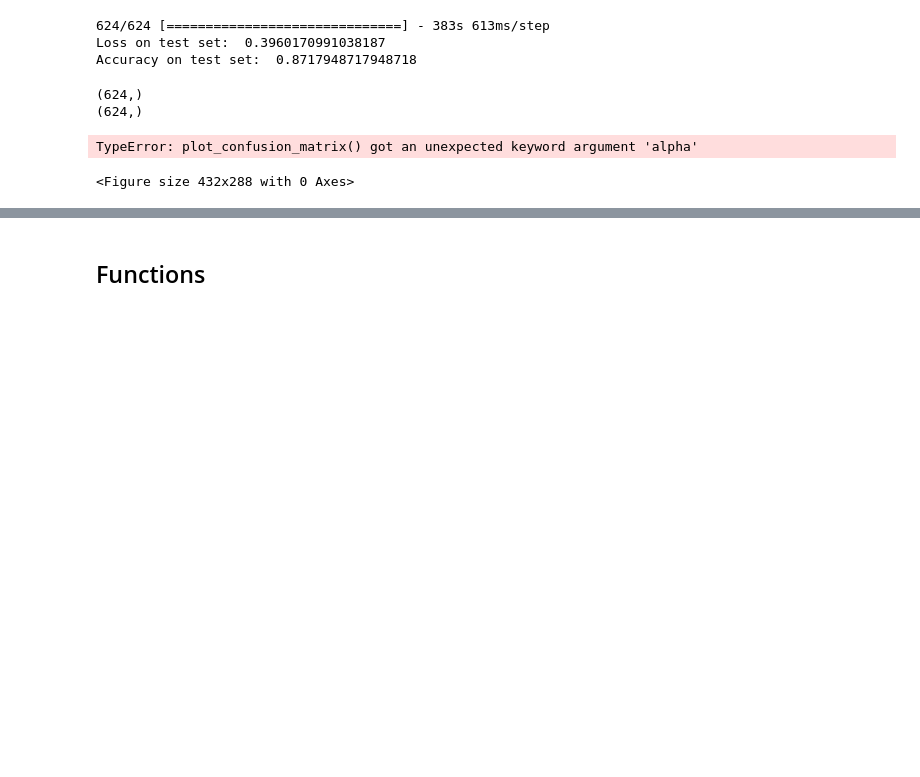
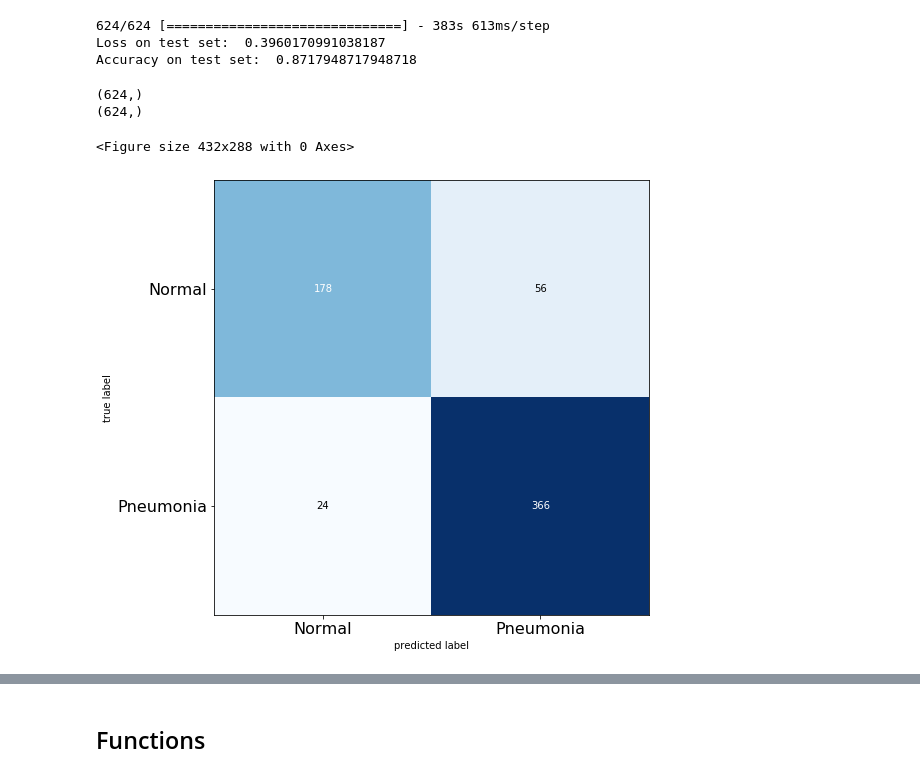
Before and after one commit to gabegomez014/data_processing, a Jupyter notebook: imgProcessing/Pneumonia_Detection.ipynb, the cells around one changed output, grey strips where cells are left out. Saved outputs shown, nothing was run; the diff lists cells and outputs as text; code cells hidden in the pictures; blank space fills up the shorter version.

```diff
--- a/imgProcessing/Pneumonia_Detection.ipynb
+++ b/imgProcessing/Pneumonia_Detection.ipynb
@@ -386,14 +386,14 @@ print(preds.shape)
 # %%
 # Get the confusion matrix
 cm  = metrics.confusion_matrix(orig_test_labels, preds)
 plt.figure()
-plot_confusion_matrix(cm,figsize=(12,8), hide_ticks=True, alpha=0.7,cmap=plt.cm.Blues)
+plot_confusion_matrix(cm,figsize=(12,8), hide_ticks=True, cmap=plt.cm.Blues)
 plt.xticks(range(2), ['Normal', 'Pneumonia'], fontsize=16)
 plt.yticks(range(2), ['Normal', 'Pneumonia'], fontsize=16)
 plt.show()
 # %% [output]
-TypeError: plot_confusion_matrix() got an unexpected keyword argument 'alpha'
+<Figure size 432x288 with 0 Axes>
-<Figure size 432x288 with 0 Axes>
+[figure, added]
 # %%
 # Calculate Precision and Recall
 tn, fp, fn, tp = cm.ravel()
```
Also changed, not shown: parts of 1 cell of this notebook.
